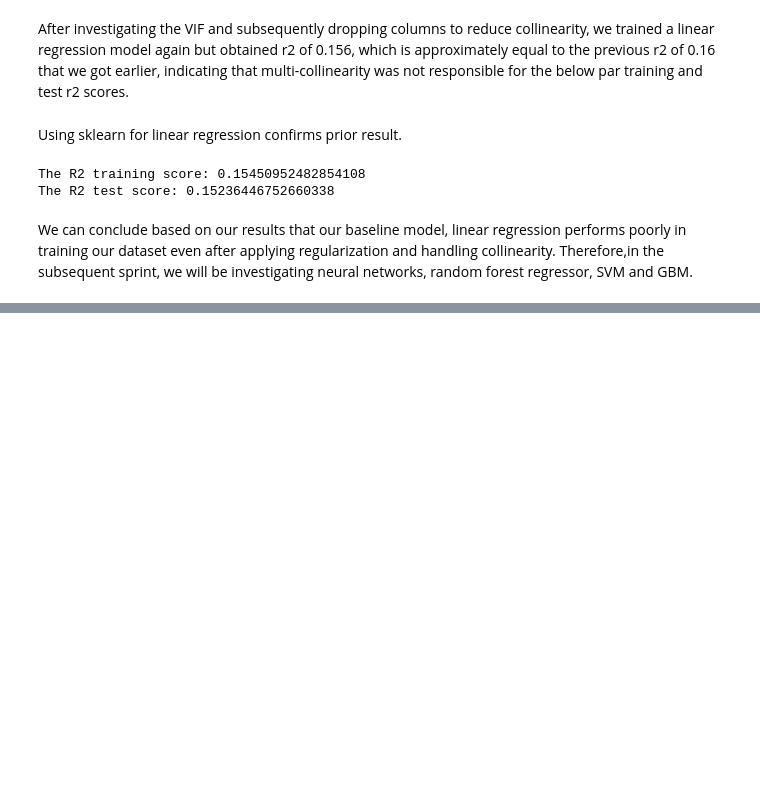
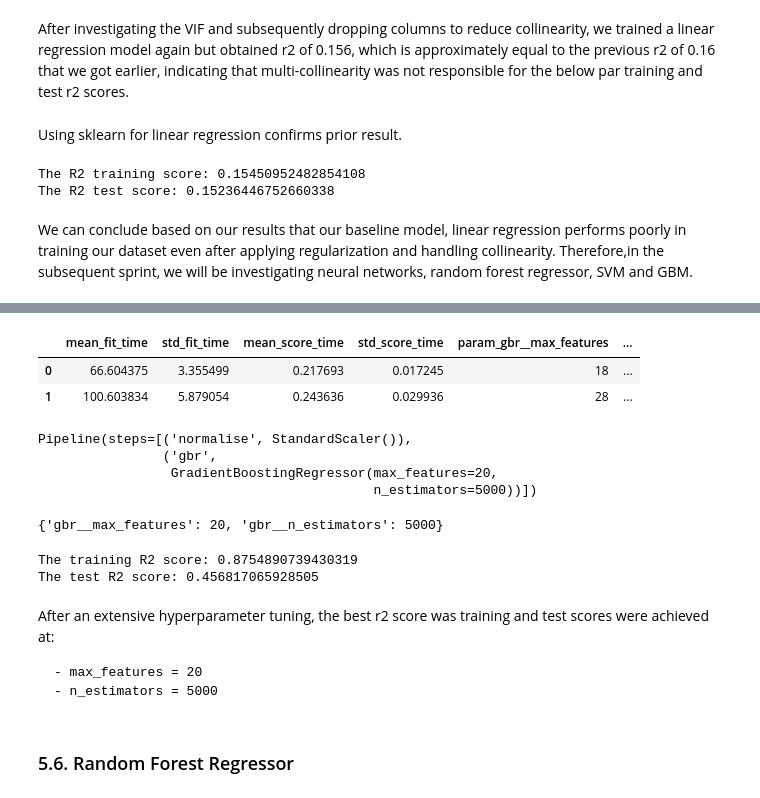
Before and after one commit to faisal9873/capstonerepo, a Jupyter notebook: capstoneSprint3.ipynb, the cells around one changed output, grey strips where cells are left out. Saved outputs shown, nothing was run; the diff lists cells and outputs as text; code cells hidden in the pictures; blank space fills up the shorter version.

Commit message:
commit of sprint 3 with fully function linear regression, GBM and RF models

```diff
--- a/capstoneSprint3.ipynb
+++ b/capstoneSprint3.ipynb
@@ -1106,0 +1051,26 @@ The test R2 score: 0.2847751310617511
+# %%
+from sklearn.model_selection import GridSearchCV
+from sklearn.pipeline import Pipeline
+from sklearn.preprocessing import StandardScaler
+from tempfile import mkdtemp
+cachedir = mkdtemp()
+
+X_remainder, X_test, y_remainder, y_test = train_test_split(X, y, test_size=0.4, random_state=0)
+
+estimators = [('normalise', StandardScaler()),
+              ('gbr', GradientBoostingRegressor())]
+
+pipe = Pipeline(estimators)
+
+params = {'gbr__n_estimators': [5000],
+#           'gbr__max_depth': [15],
+          'gbr__max_features': [20]} #in
+
+grid_search = GridSearchCV(pipe, param_grid=params,cv=5, verbose=4)
+
+
+fittedgridgb = grid_search.fit(X_remainder, y_remainder)
+
+# Examine the training and test scores
+print(f'The training R2 score: {fittedgridgb.score(X_remainder, y_remainder)}')
+print(f'The test R2 score: {fittedgridgb.score(X_test, y_test)}')
@@ -1106,0 +1086,37 @@ The test R2 score: 0.2847751310617511
+# %%
+pd.DataFrame(fittedgridgb.cv_results_).sort_values(by='mean_test_score', ascending=False)
+# %% [output]
+|  | mean_fit_time | std_fit_time | mean_score_time | std_score_time | param_gbr__max_features | ... |
+| 0 | 66.604375 | 3.355499 | 0.217693 | 0.017245 | 18 | ... |
+| 1 | 100.603834 | 5.879054 | 0.243636 | 0.029936 | 28 | ... |
+# %%
+# Best estimator object
+fittedgridgb.best_estimator_
+# %% [output]
+Pipeline(steps=[('normalise', StandardScaler()),
+                ('gbr',
+                 GradientBoostingRegressor(max_features=20,
+                                           n_estimators=5000))])
+# %%
+# Best hyperparameters
+fittedgridgb.best_params_
+# %% [output]
+{'gbr__max_features': 20, 'gbr__n_estimators': 5000}
+# %%
+# Retraining with the best hyperparameter set
+
+gbr = GradientBoostingRegressor(max_features= 20, n_estimators= 5000)
+gbr.fit(X_remainder, y_remainder)
+
+print(f'The training R2 score: {gbr.score(X_remainder, y_remainder)}')
+print(f'The test R2 score: {gbr.score(X_test, y_test)}')
+# %% [output]
+The training R2 score: 0.8754890739430319
+The test R2 score: 0.456817065928505
+# %% [markdown]
+After an extensive hyperparameter tuning, the best r2 score was training and test scores were achieved at:
+
+    - max_features = 20
+    - n_estimators = 5000
+# %% [markdown]
+### 5.6. Random Forest Regressor
```
Also changed, not shown: parts of 31 cells of this notebook.
